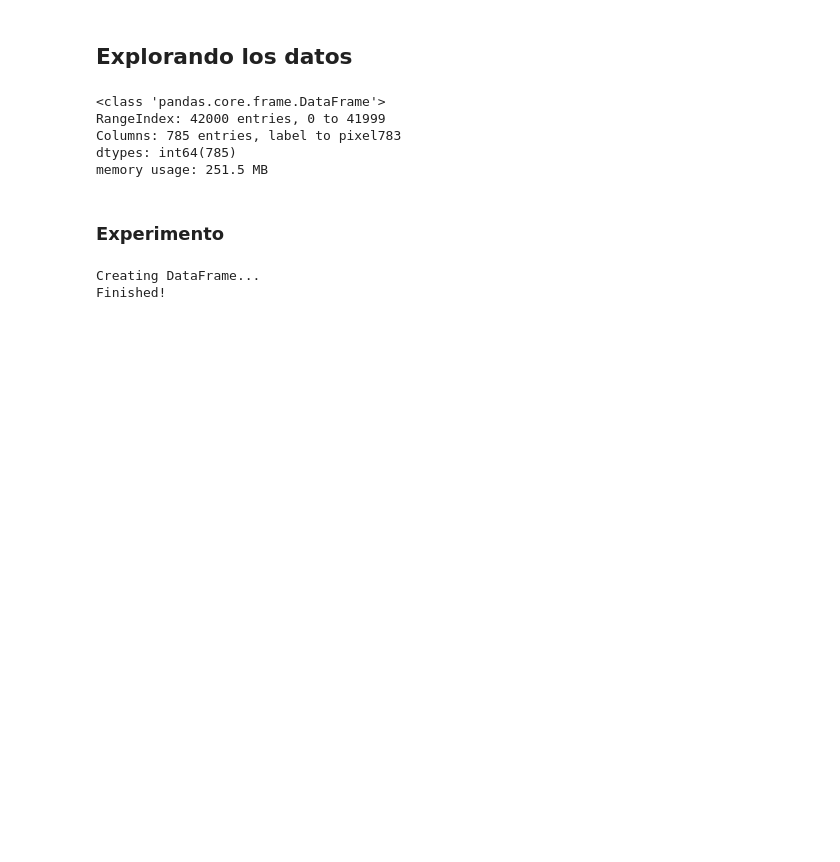
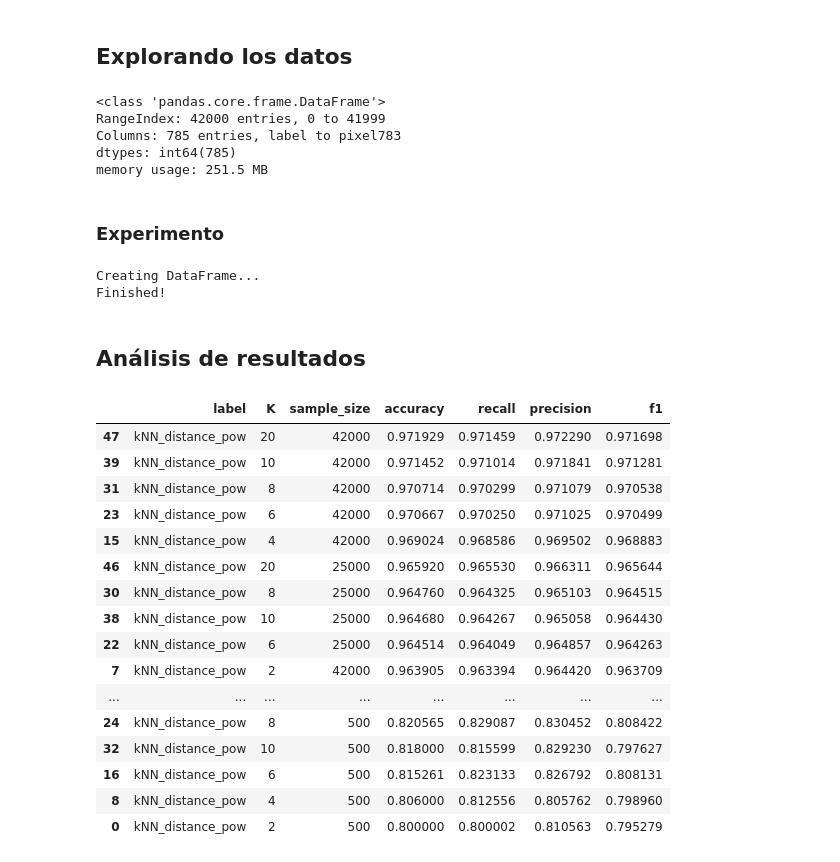
Before and after one commit to mnPanic/metnum-tp2, a Jupyter notebook: notebooks/knn_variations.ipynb, the cells around one changed output. Saved outputs shown, nothing was run; the diff lists cells and outputs as text; code cells hidden in the pictures; blank space fills up the shorter version.

```diff
--- a/notebooks/knn_variations.ipynb
+++ b/notebooks/knn_variations.ipynb
@@ -91,4 +80,27 @@ plot.set_ylim(0.945, 0.98)
+# %% [markdown]
+## Análisis de resultados
 # %%
-df.to_csv("data/knn/variaciones/knn_distance_pow.csv", index=False)
+import pandas as pd
+
+df = pd.read_csv("data/knn/variaciones/knn_distance_pow.csv")
+df.sort_values("accuracy", ascending=False)
+# %% [output]
+|  | label | K | sample_size | accuracy | recall | precision | f1 |
+| 47 | kNN_distance_pow | 20 | 42000 | 0.971929 | 0.971459 | 0.972290 | 0.971698 |
+| 39 | kNN_distance_pow | 10 | 42000 | 0.971452 | 0.971014 | 0.971841 | 0.971281 |
+| 31 | kNN_distance_pow | 8 | 42000 | 0.970714 | 0.970299 | 0.971079 | 0.970538 |
+| 23 | kNN_distance_pow | 6 | 42000 | 0.970667 | 0.970250 | 0.971025 | 0.970499 |
+| 15 | kNN_distance_pow | 4 | 42000 | 0.969024 | 0.968586 | 0.969502 | 0.968883 |
+| 46 | kNN_distance_pow | 20 | 25000 | 0.965920 | 0.965530 | 0.966311 | 0.965644 |
+| 30 | kNN_distance_pow | 8 | 25000 | 0.964760 | 0.964325 | 0.965103 | 0.964515 |
+| 38 | kNN_distance_pow | 10 | 25000 | 0.964680 | 0.964267 | 0.965058 | 0.964430 |
+| 22 | kNN_distance_pow | 6 | 25000 | 0.964514 | 0.964049 | 0.964857 | 0.964263 |
+| 7 | kNN_distance_pow | 2 | 42000 | 0.963905 | 0.963394 | 0.964420 | 0.963709 |
+| ... | ... | ... | ... | ... | ... | ... | ... |
+| 24 | kNN_distance_pow | 8 | 500 | 0.820565 | 0.829087 | 0.830452 | 0.808422 |
+| 32 | kNN_distance_pow | 10 | 500 | 0.818000 | 0.815599 | 0.829230 | 0.797627 |
+| 16 | kNN_distance_pow | 6 | 500 | 0.815261 | 0.823133 | 0.826792 | 0.808131 |
+| 8 | kNN_distance_pow | 4 | 500 | 0.806000 | 0.812556 | 0.805762 | 0.798960 |
+| 0 | kNN_distance_pow | 2 | 500 | 0.800000 | 0.800002 | 0.810563 | 0.795279 |
 # %%
 import seaborn as sns
```
Also changed, not shown: parts of 5 cells of this notebook, 1 other file.
